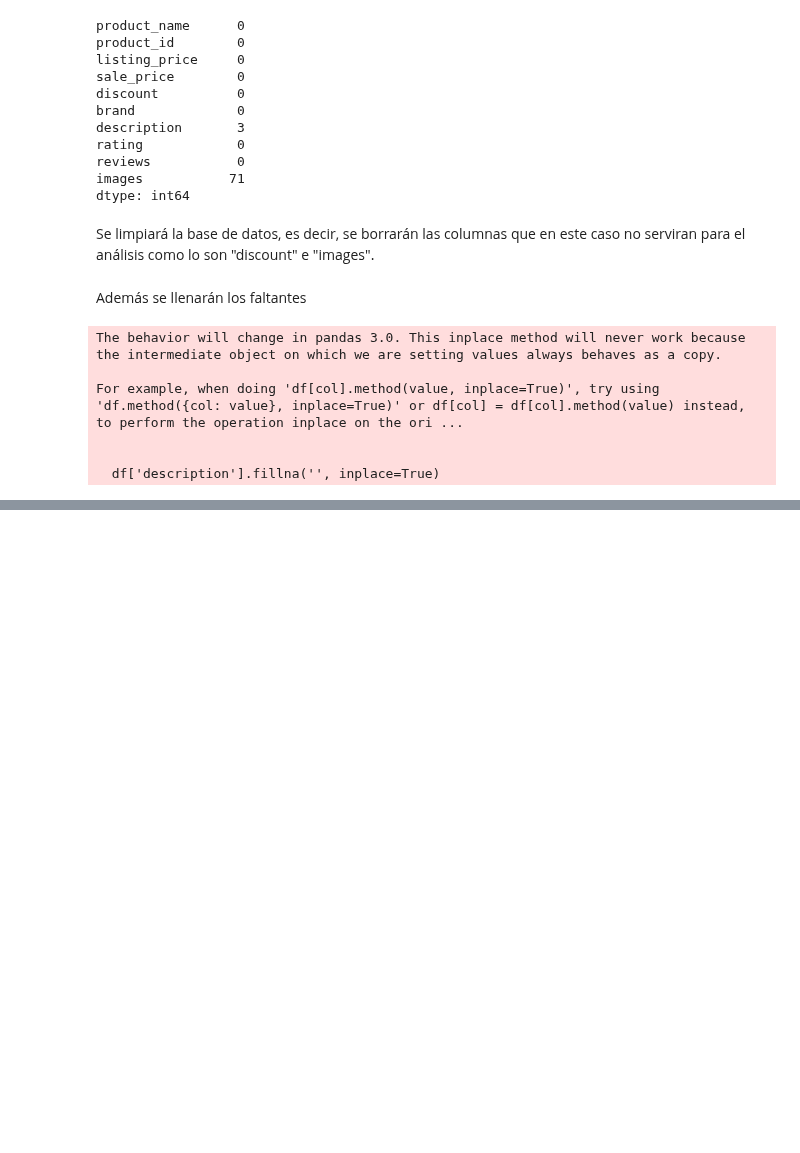
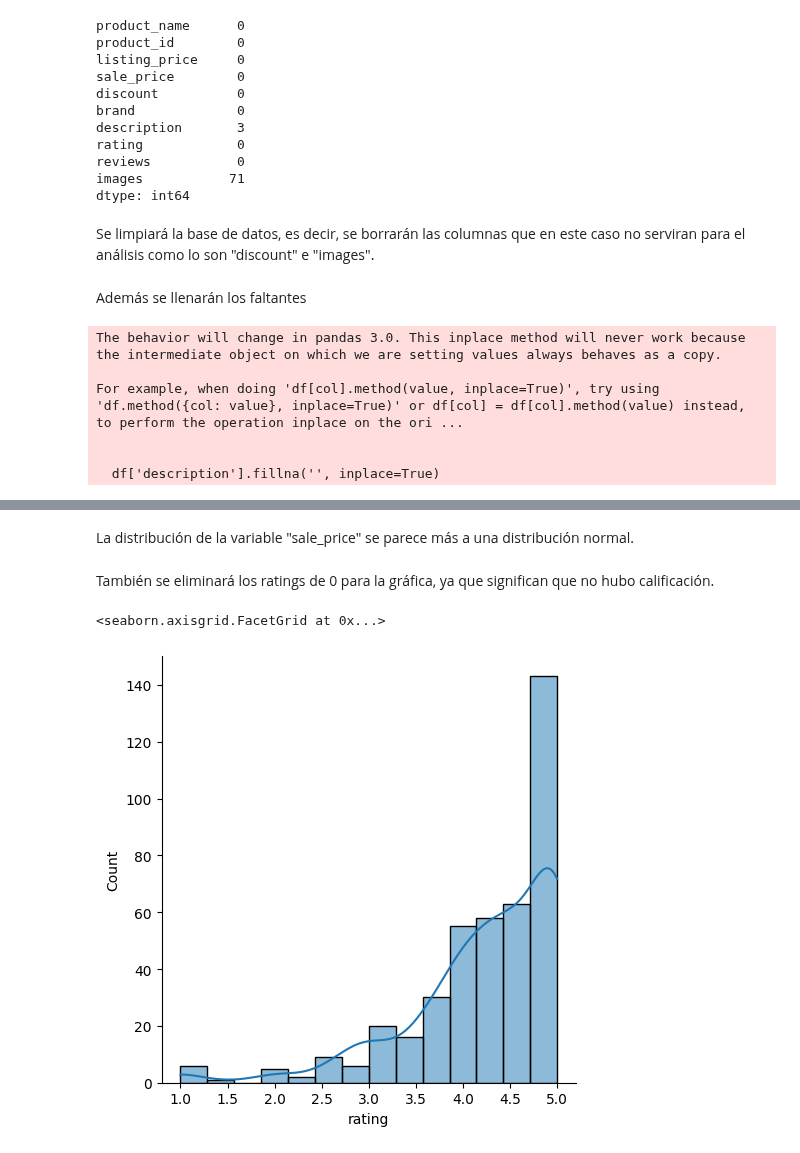
Before and after one commit to pau1ag/caso1, a Jupyter notebook: solucion_caso.ipynb, the cells around one changed output, grey strips where cells are left out. Cells and saved outputs as stored; diff of their text form; code cells hidden in the pictures; blank space fills up the shorter version.

```diff
--- a/solucion_caso.ipynb
+++ b/solucion_caso.ipynb
@@ -96,0 +112,9 @@ df.head()
+# %% [markdown]
+La distribución de la variable "sale_price" se parece más a una distribución normal.
+# %% [markdown]
+También se eliminará los ratings de 0 para la gráfica, ya que significan que no hubo calificación.
+# %%
+sns.displot(data=df[df["rating"] != 0], x="rating", kde=True)
+# %% [output]
+<seaborn.axisgrid.FacetGrid at 0x...>
+[figure, added]
```
Also changed, not shown: parts of 17 cells of this notebook.
